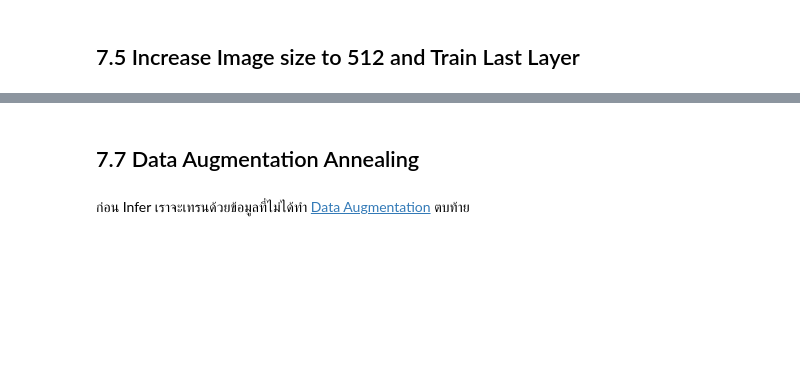
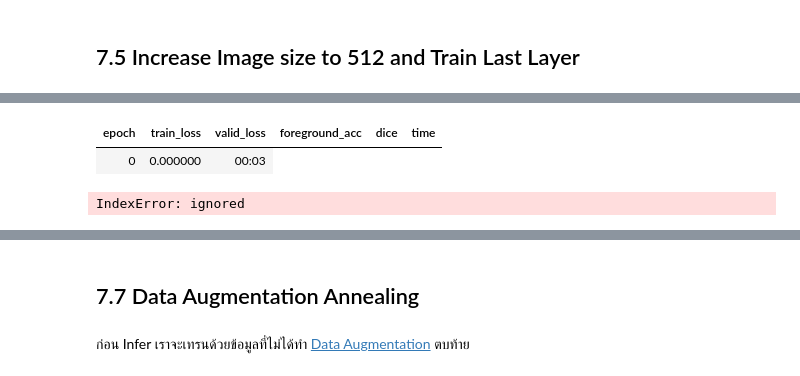
Before and after one commit to mrkcmd/bualabs, a Jupyter notebook: nbs/03c_image_segmentation_siim_acr_pneumothorax_fastai2.ipynb, the cells around one changed output, grey strips where cells are left out. Saved outputs shown, nothing was run; the diff lists cells and outputs as text; code cells hidden in the pictures; blank space fills up the shorter version.

```diff
--- a/nbs/03c_image_segmentation_siim_acr_pneumothorax_fastai2.ipynb
+++ b/nbs/03c_image_segmentation_siim_acr_pneumothorax_fastai2.ipynb
@@ -592,5 +577,3 @@ learn.freeze()
 # learn.recorder.plot(suggestion=True, skip_last=1)
 # %%
 lrs = 3e-4
-# %%
-learn.fit_flat_cos(4, lr=lrs)
@@ -604,3 +580,10 @@ learn.fit_flat_cos(4, lr=lrs)
+# %%
+# learn.fit_flat_cos(4, lr=lrs)
+learn.fit_one_cycle(4, max_lr=lrs, wd=1e-3, pct_start=0.7)
+# %% [output]
+| epoch | train_loss | valid_loss | foreground_acc | dice | time |
+| 0 | 0.000000 | 00:03 |
+IndexError: ignored
 # %%
 learn.save('03c-unet-resnet34-512-1')
 # %%
```
Also changed, not shown: parts of 37 cells of this notebook.
